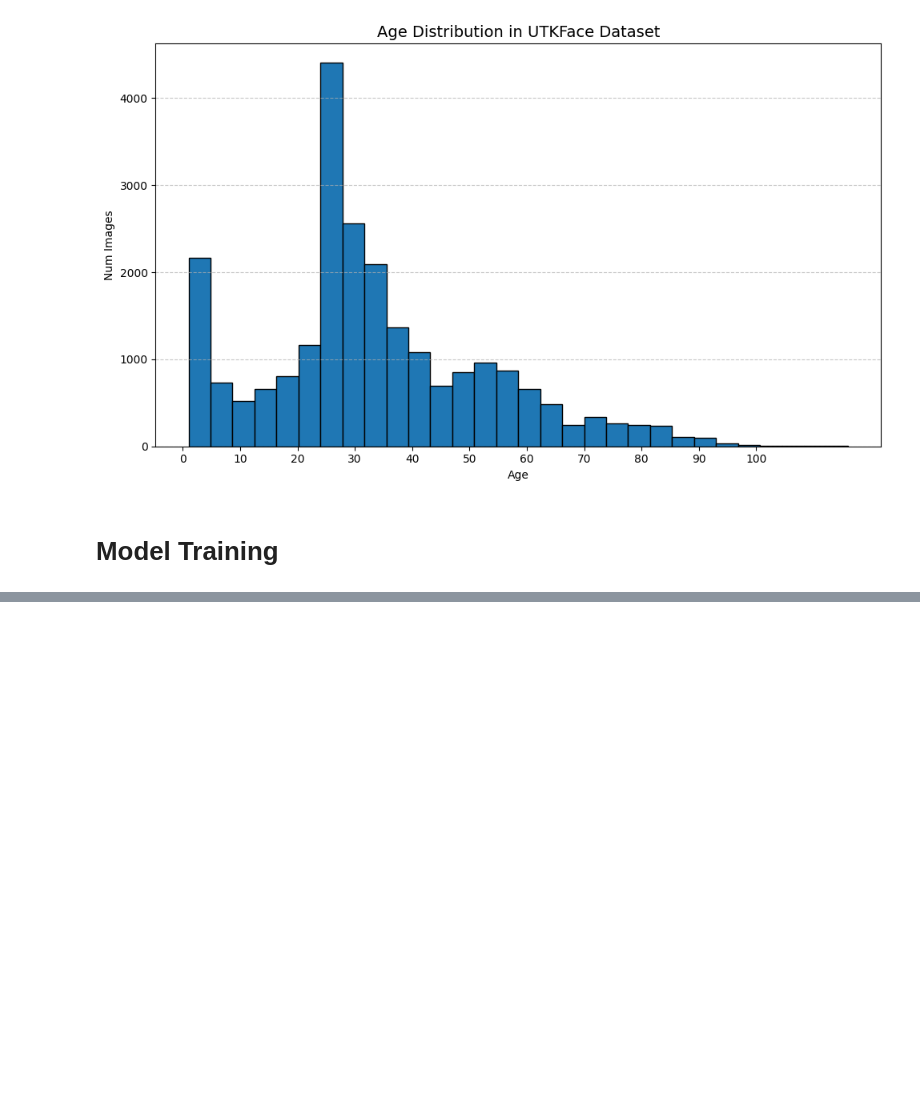
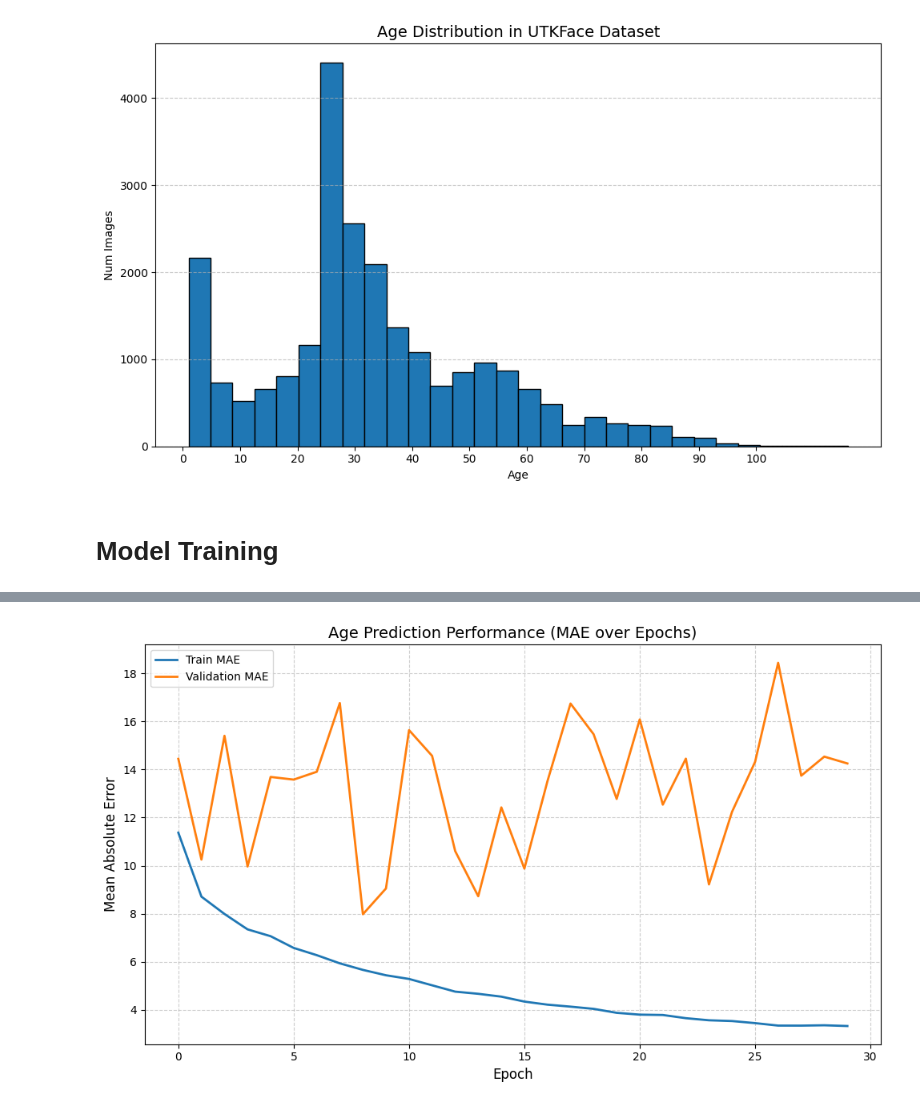
Before and after one commit to kaanguen/AgeLens, a Jupyter notebook: notebooks/AgeLens.ipynb, the cells around one changed output, grey strips where cells are left out. Drawn from its saved outputs; the diff is of its cells as text; code cells hidden in the pictures; blank space fills up the shorter version.

```diff
--- a/notebooks/AgeLens.ipynb
+++ b/notebooks/AgeLens.ipynb
@@ -436 +452,24 @@ Model: "functional"
 Training Fertig
+# %%
+import matplotlib.pyplot as plt
+
+plt.figure(figsize=(10,6))
+
+# Training vs Validation MAE
+plt.plot(history.history['age_out_mae'], label='Train MAE', linewidth=2)
+plt.plot(history.history['val_age_out_mae'], label='Validation MAE', linewidth=2)
+
+plt.xlabel("Epoch", fontsize=12)
+plt.ylabel("Mean Absolute Error", fontsize=12)
+plt.title("Age Prediction Performance (MAE over Epochs)", fontsize=14)
+
+plt.legend()
+plt.grid(True, linestyle='--', alpha=0.6)
+
+plt.tight_layout()
+plt.show()
+
+# mae lowest at epoch 8 (overfitted)
+#good with train data, bad with new data
+# %% [output]
+[figure, added]
```
Also changed, not shown: parts of 1 cell of this notebook.
